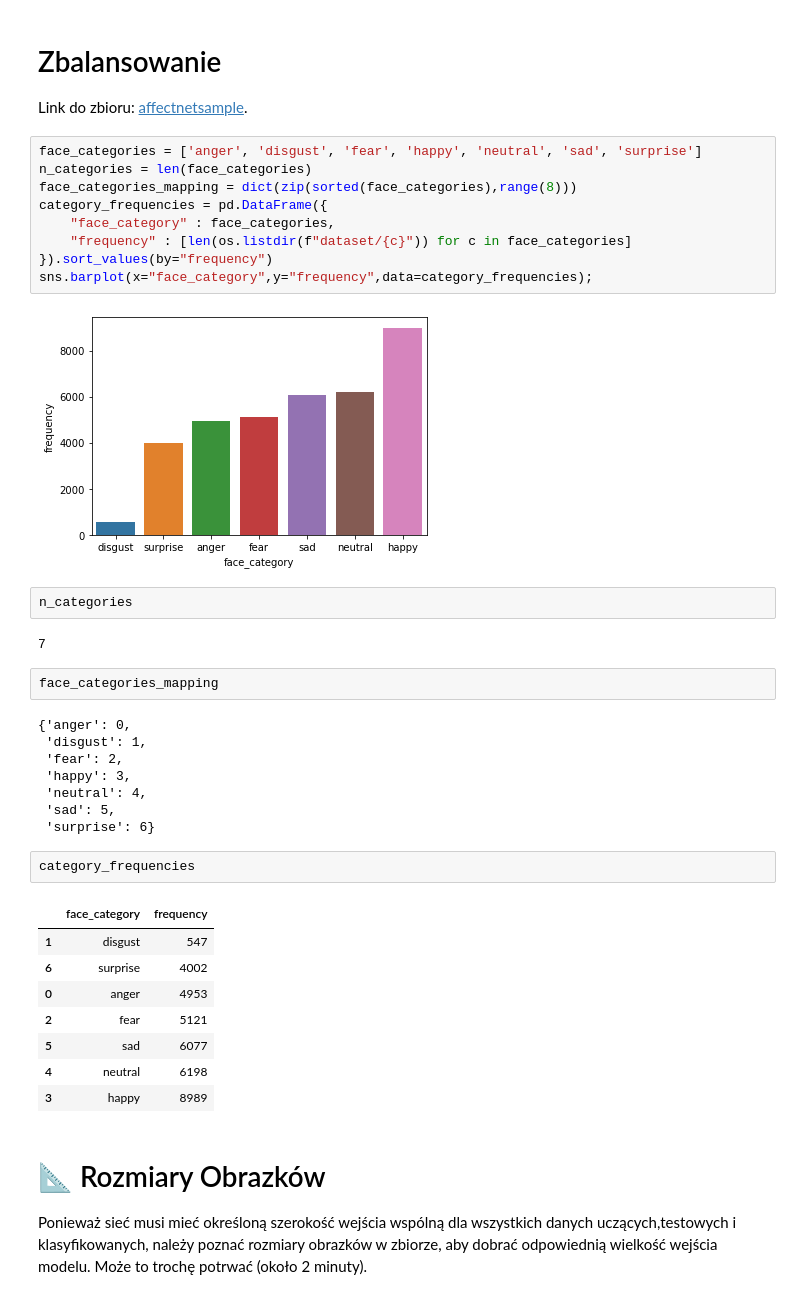
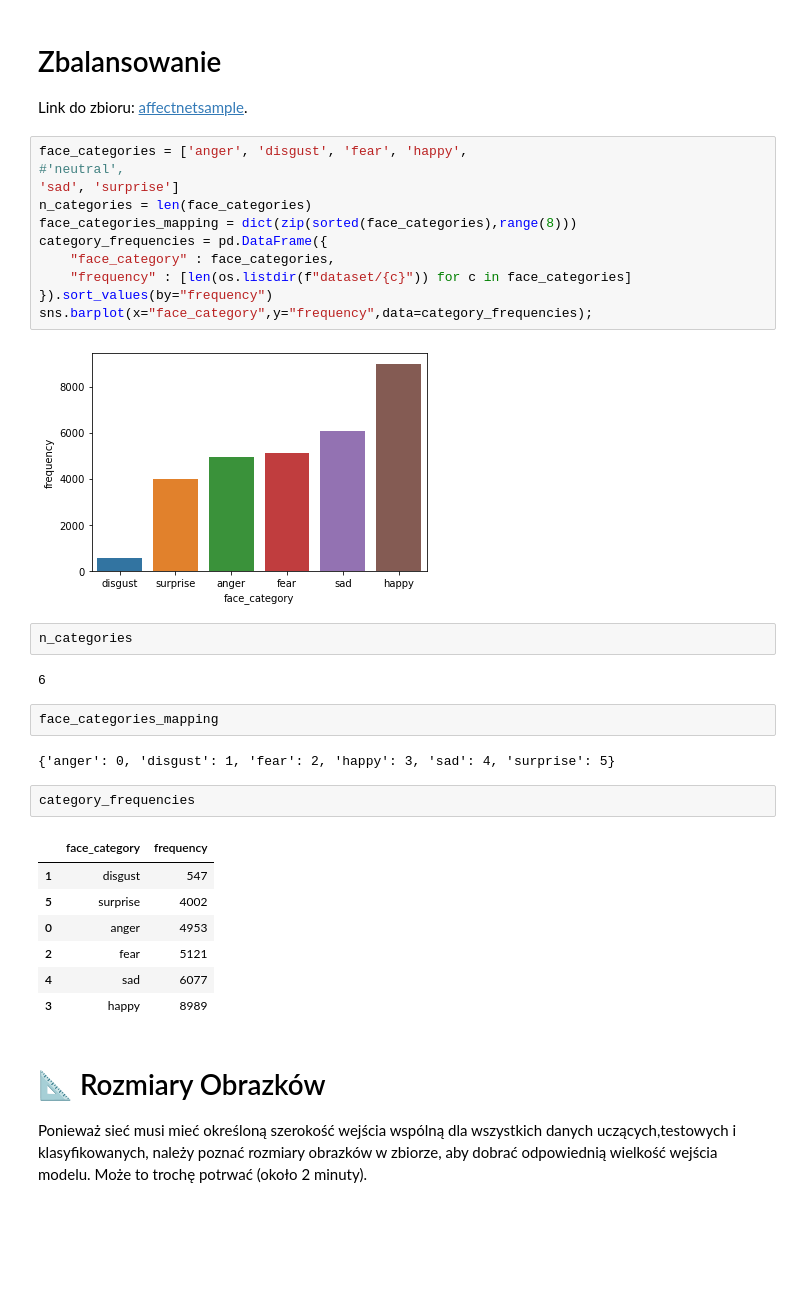
Before and after one commit to Jannixen/EmotionsClassifierApp, a Jupyter notebook: notebooks/emotion_classifier.ipynb, the cells around one changed output. Saved outputs shown, nothing was run; the diff lists cells and outputs as text; blank space fills up the shorter version.

```diff
--- a/notebooks/emotion_classifier.ipynb
+++ b/notebooks/emotion_classifier.ipynb
@@ -37,40 +37,35 @@ warnings.filterwarnings('always')
 # Zbalansowanie
 Link do zbioru: [affectnetsample](https://www.kaggle.com/mouadriali/affectnetsample).
 # %%
-face_categories = ['anger', 'disgust', 'fear', 'happy', 'neutral', 'sad', 'surprise']
+face_categories = ['anger', 'disgust', 'fear', 'happy',
+#'neutral',
+'sad', 'surprise']
 n_categories = len(face_categories)
 face_categories_mapping = dict(zip(sorted(face_categories),range(8)))
 category_frequencies = pd.DataFrame({
     "face_category" : face_categories,
     "frequency" : [len(os.listdir(f"dataset/{c}")) for c in face_categories]
 }).sort_values(by="frequency")
 sns.barplot(x="face_category",y="frequency",data=category_frequencies);
 # %% [output]
-[figure, old version]
+[figure, new version]
 # %%
 n_categories
 # %% [output]
-7
+6
 # %%
 face_categories_mapping
 # %% [output]
-{'anger': 0,
- 'disgust': 1,
- 'fear': 2,
- 'happy': 3,
- 'neutral': 4,
- 'sad': 5,
- 'surprise': 6}
+{'anger': 0, 'disgust': 1, 'fear': 2, 'happy': 3, 'sad': 4, 'surprise': 5}
 # %%
 category_frequencies
 # %% [output]
 |  | face_category | frequency |
 | 1 | disgust | 547 |
-| 6 | surprise | 4002 |
+| 5 | surprise | 4002 |
 | 0 | anger | 4953 |
 | 2 | fear | 5121 |
-| 5 | sad | 6077 |
-| 4 | neutral | 6198 |
+| 4 | sad | 6077 |
 | 3 | happy | 8989 |
 # %% [markdown]
 # 📐 Rozmiary Obrazków
```
Also changed, not shown: parts of 25 cells of this notebook, 2 other files.
